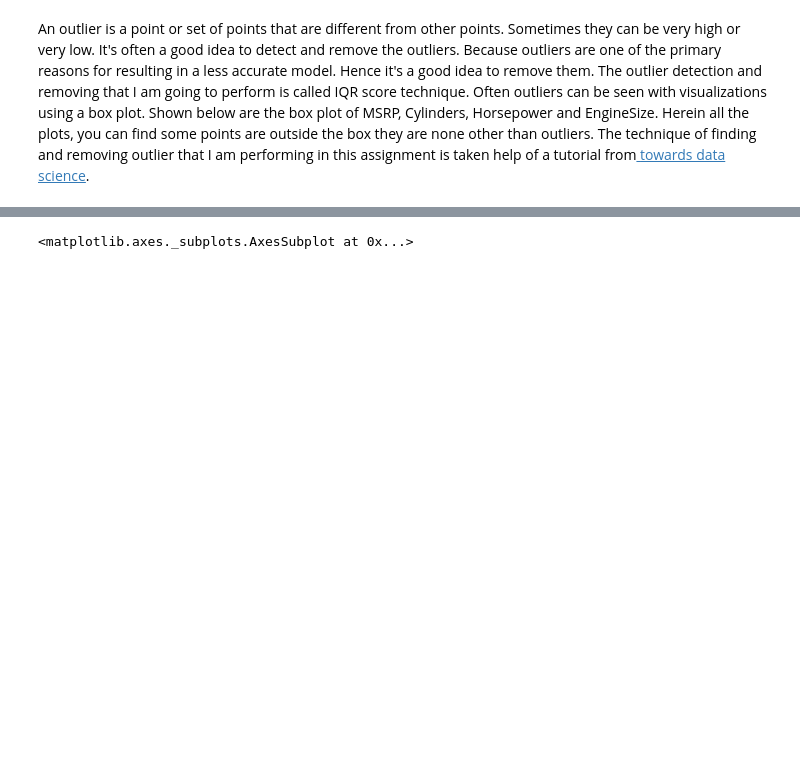
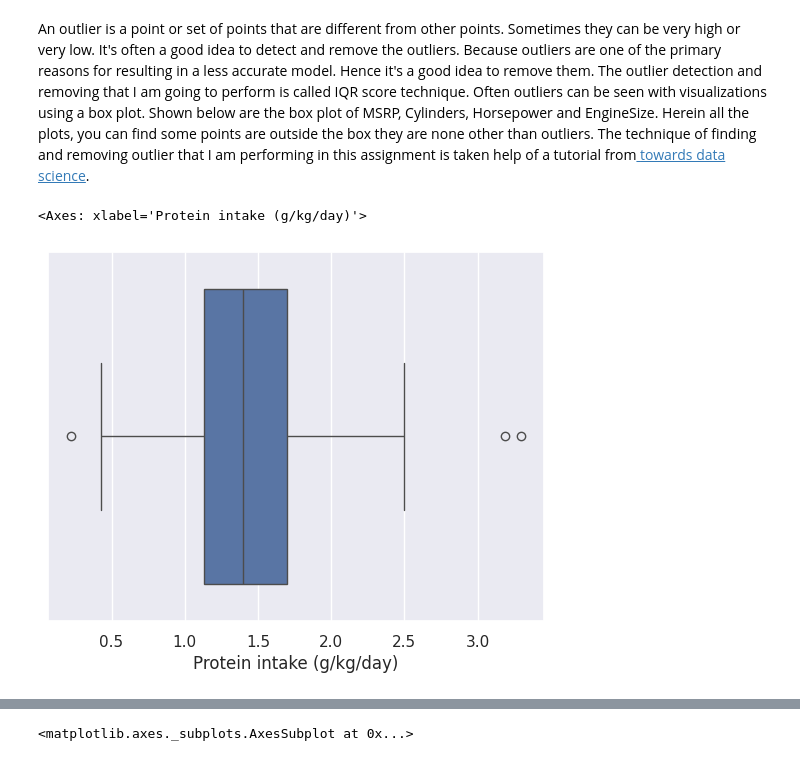
Before and after one commit to akihito128/introtodh25, a Jupyter notebook: Exploratory_data_Analysis.ipynb, the cells around one changed output, grey strips where cells are left out. Saved outputs shown, nothing was run; the diff lists cells and outputs as text; code cells hidden in the pictures; blank space fills up the shorter version.

```diff
--- a/Exploratory_data_Analysis.ipynb
+++ b/Exploratory_data_Analysis.ipynb
@@ -261,3 +288,8 @@ dtype: int64
 ## 8. Detecting Outliers
 # %% [markdown]
 An outlier is a point or set of points that are different from other points. Sometimes they can be very high or very low. It's often a good idea to detect and remove the outliers. Because outliers are one of the primary reasons for resulting in a less accurate model. Hence it's a good idea to remove them. The outlier detection and removing that I am going to perform is called IQR score technique. Often outliers can be seen with visualizations using a box plot. Shown below are the box plot of MSRP, Cylinders, Horsepower and EngineSize. Herein all the plots, you can find some points are outside the box they are none other than outliers. The technique of finding and removing outlier that I am performing in this assignment is taken help of a tutorial from[ towards data science](https://towardsdatascience.com/ways-to-detect-and-remove-the-outliers-404d16608dba).
+# %%
+sns.boxplot(x=df['Protein intake (g/kg/day)'])
+# %% [output]
+<Axes: xlabel='Protein intake (g/kg/day)'>
+[figure, added]
```
Also changed, not shown: parts of 17 cells of this notebook.
